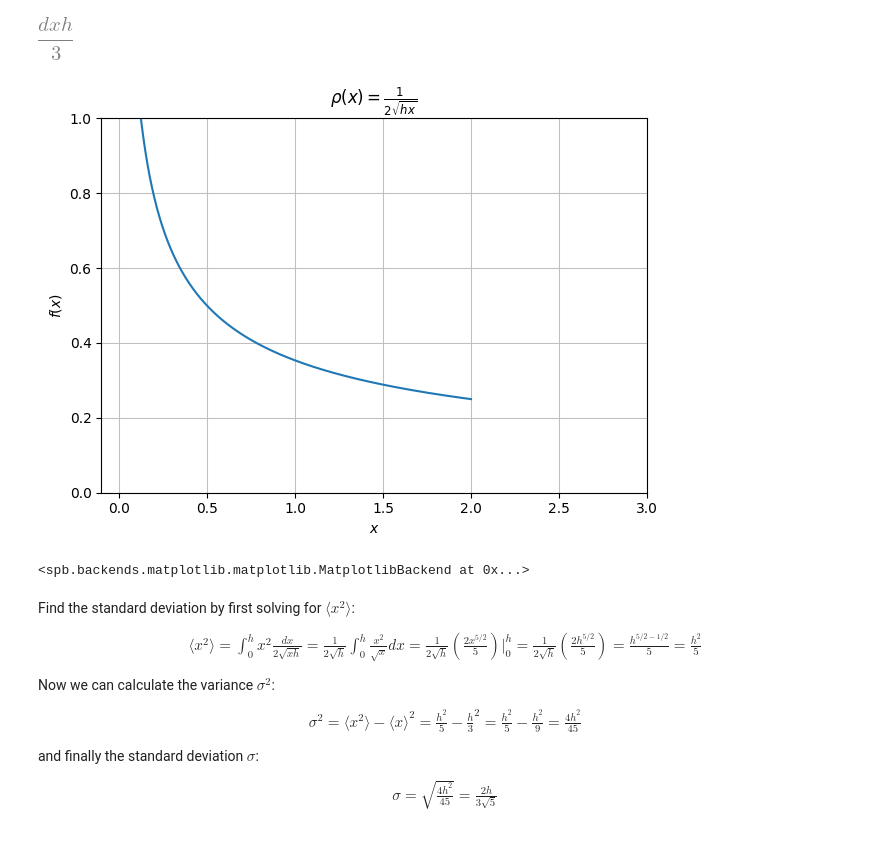
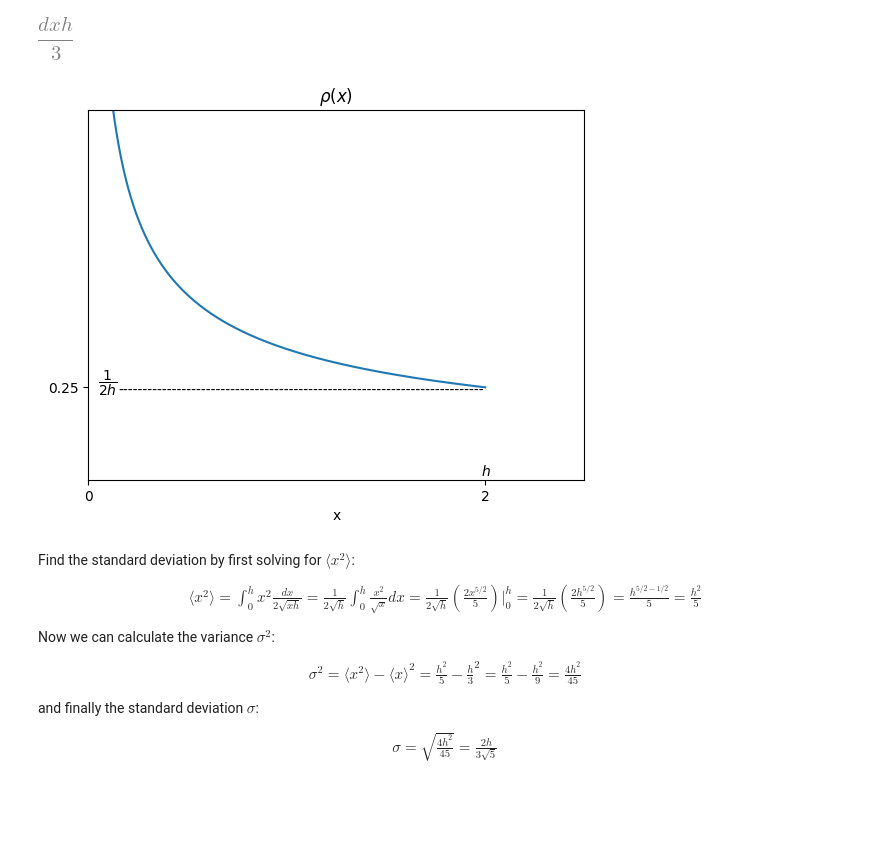
Before and after one commit to Artuk009/QuantumMechanics, a Jupyter notebook: IntroductionToQuantumMechanics/Chapter_01.ipynb, the cells around one changed output. Drawn from its saved outputs; the diff is of its cells as text; code cells hidden in the pictures; blank space fills up the shorter version.

Commit message:
Diagram Fixes

```diff
--- a/IntroductionToQuantumMechanics/Chapter_01.ipynb
+++ b/IntroductionToQuantumMechanics/Chapter_01.ipynb
@@ -191,13 +191,33 @@ display(average_x.simplify())
 # %% [output]
 True
 [figure]
-# %%
-h = 2
-# Note: the range of the funciotn begins ate 1/2h and the max probability , y, is 1.
-spb.plot(1/(2*sp.sqrt(x*h)), (x,0.0000001,h), xlim=(-0.1,3), ylim=(0,1), title=r"$\rho(x)=\frac{1}{2\sqrt{hx}}$")
-# %% [output]
-[figure, removed]
-<spb.backends.matplotlib.matplotlib.MatplotlibBackend at 0x...>
+# %%
+h = 2
+
+# Generate x values
+x = np.linspace(0.1, 2, 10000)
+
+# Calculate y values for the function
+y = 1/(2*np.sqrt(x*h))
+
+# Create the plot
+plt.plot(x, y)
+plt.xlabel('x')
+plt.annotate(r"$\dfrac{1}{2h}$", xy=(0.05, 0.25))
+plt.annotate(
+    "---------------------------------------------------------------------------",
+    xy=(0.15, 0.23)
+)
+plt.annotate(r"$h$", xy=(1.98, 0.01))
+plt.title(r'$\rho(x)$')
+plt.grid(False)
+plt.xticks([0,2])
+plt.yticks([0.25])
+plt.xlim([0,2.5])
+plt.ylim([0,1])
+plt.show()
+# %% [output]
+[figure, added]
 # %% [markdown]
 Find the standard deviation by first solving for $\langle x^2\rangle$: <br>
 \begin{align*}
```
Also changed, not shown: parts of 2 cells of this notebook.
